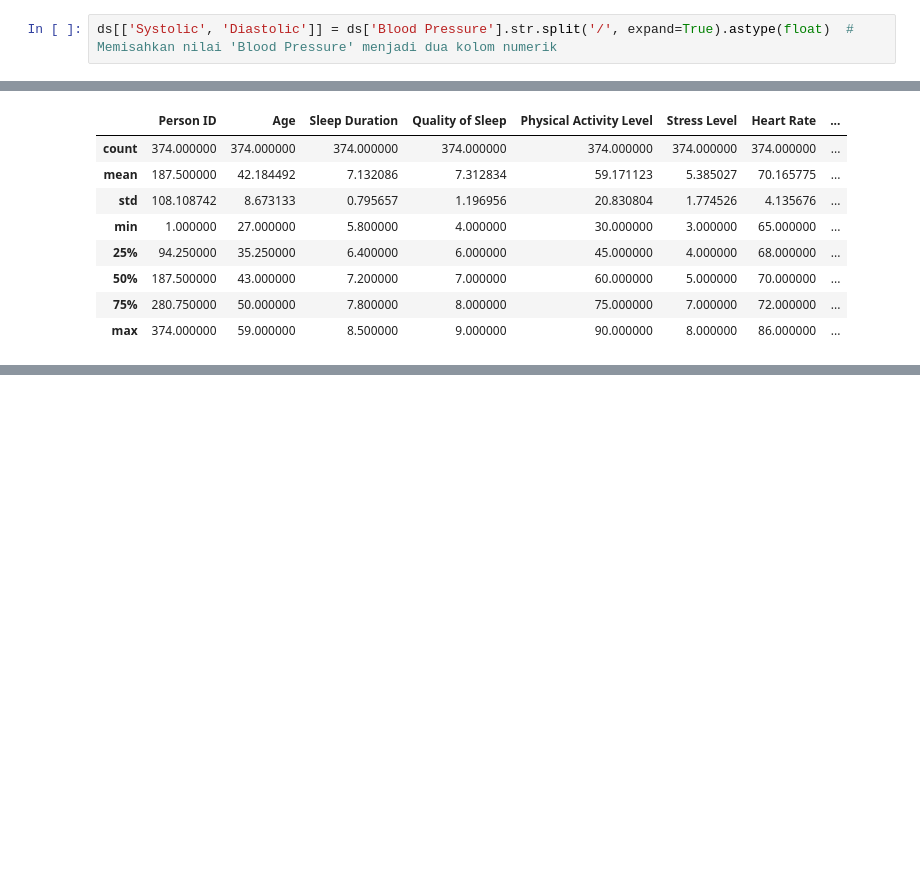
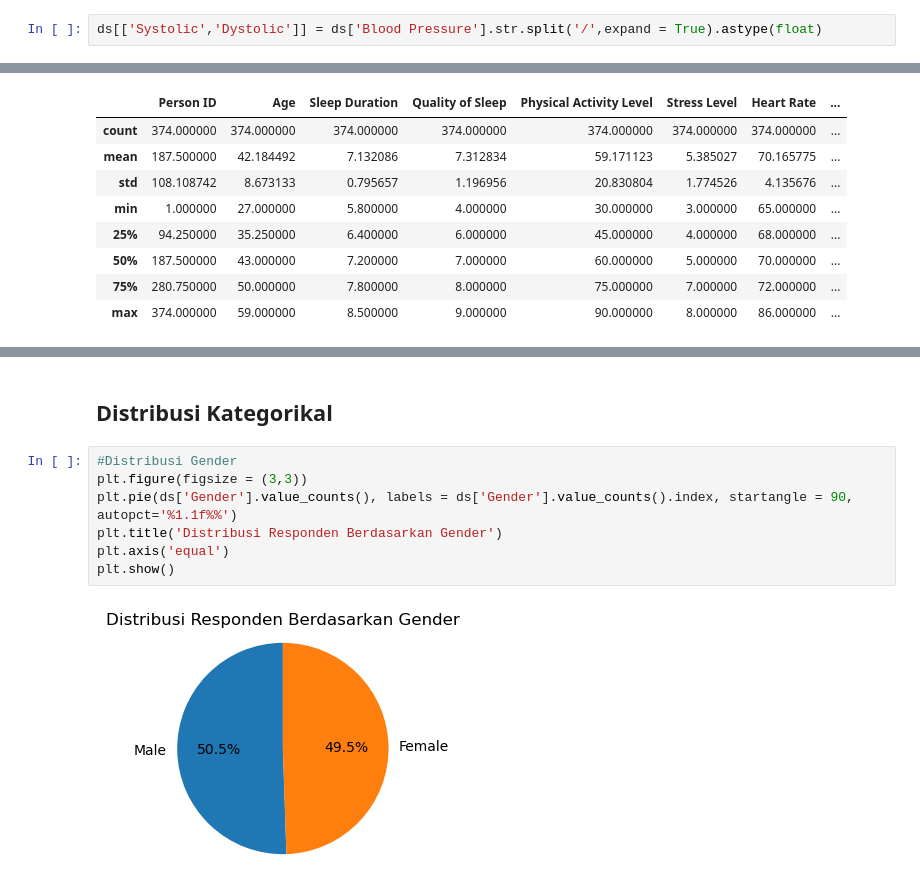
Before and after one commit to nandsh26/daspro24A, a Jupyter notebook: Analisis/analisis.ipynb, the cells around one changed output, grey strips where cells are left out. Saved outputs shown, nothing was run; the diff lists cells and outputs as text; blank space fills up the shorter version.

```diff
--- a/Analisis/analisis.ipynb
+++ b/Analisis/analisis.ipynb
@@ -106,5 +94,5 @@ Daily Steps                  0
 Sleep Disorder             219
 dtype: int64
 # %%
-ds[['Systolic', 'Diastolic']] = ds['Blood Pressure'].str.split('/', expand=True).astype(float)  # Memisahkan nilai 'Blood Pressure' menjadi dua kolom numerik
+ds[['Systolic','Dystolic']] = ds['Blood Pressure'].str.split('/',expand = True).astype(float)
 # %% [markdown]
@@ -403,0 +119,11 @@ Nilai R²: 0.435
+# %% [markdown]
+<h2>Distribusi Kategorikal</h2>
+# %%
+#Distribusi Gender
+plt.figure(figsize = (3,3))
+plt.pie(ds['Gender'].value_counts(), labels = ds['Gender'].value_counts().index, startangle = 90, autopct='%1.1f%%')
+plt.title('Distribusi Responden Berdasarkan Gender')
+plt.axis('equal')
+plt.show()
+# %% [output]
+[figure, added]
```
Also changed, not shown: parts of 55 cells of this notebook.
